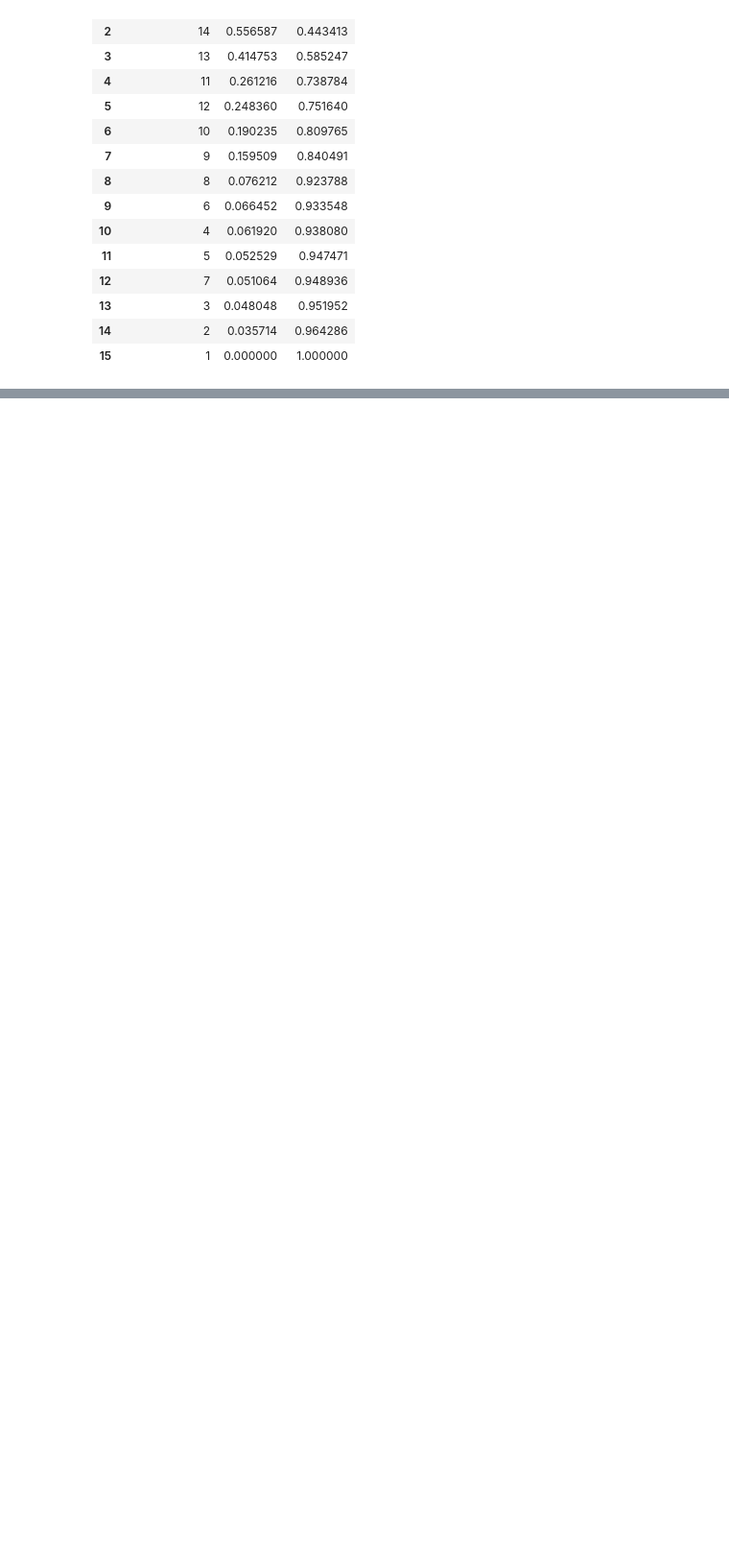
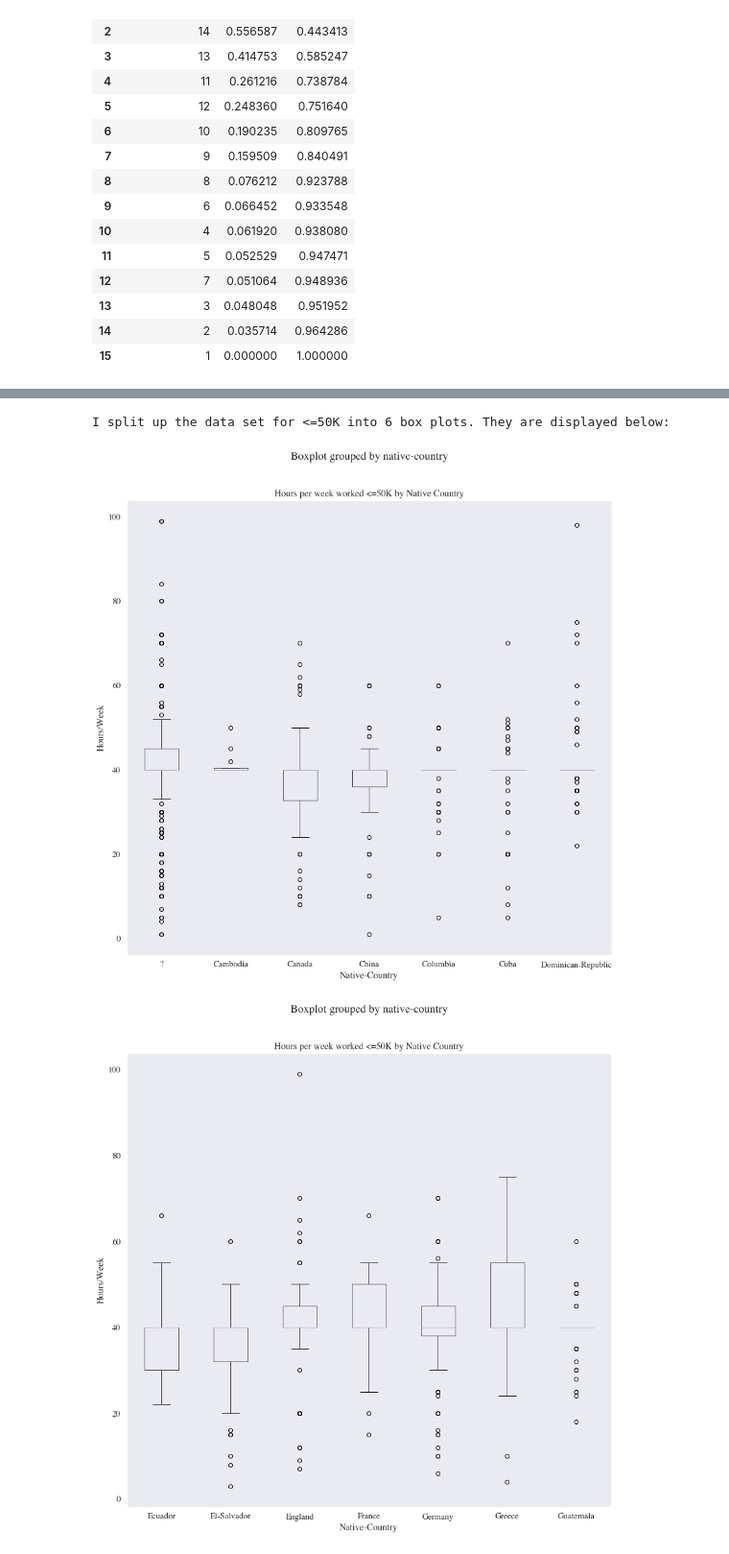
Before and after one commit to samdish7/COSC311, a Jupyter notebook: Labs/Lab4/Lab4.ipynb, the cells around one changed output, grey strips where cells are left out. Shown at 96% size. Drawn from its saved outputs; the diff is of its cells as text; code cells hidden in the pictures; blank space fills up the shorter version.

```diff
--- a/Labs/Lab4/Lab4.ipynb
+++ b/Labs/Lab4/Lab4.ipynb
@@ -160,0 +213,54 @@ Data for the graph given below.
+# %%
+# B) vi)
+#split into two dataFrames
+NC_poor = adults[['native-country', 'hours-per-week', 'income']][adults['income'] == '<=50K'].sort_values('native-country')
+NC_poor_count = NC_poor.groupby('native-country').count()
+
+NC_rich = adults[['native-country', 'hours-per-week', 'income']][adults['income'] == '>50K'].sort_values('native-country')
+NC_rich_count = NC_rich.groupby('native-country').count()
+
+#print(f'{len(NC_poor)} {len(NC_rich)}') #gets size of each df
+
+#split those dataFrames into smaller sets; NC_poor has length 42, so split into 6 plots. NC_rich has 40, so split into 5 plots
+#NC_poor first
+index = 0
+print("I split up the data set for <=50K into 6 box plots. They are displayed below:\n\n\n")
+for j in range(0,(int(len(NC_poor_count)/7))):
+    #NC_poor_count[j:42:6]#little bit of mpi logic here ;)
+    total = 0
+    df = NC_poor_count[(j*7):((j*7)+7)]
+    #get size of slice
+    for i in range(0,len(df)):
+        total += df['income'].iloc[i]
+    boxplot_poor_C = NC_poor[index:(index+total)-1].boxplot(column = ['hours-per-week'], by = ['native-country'],
+                                                            layout = (1,1), figsize = (13,13), grid = False)
+    boxplot_poor_C.set(title = "Hours per week worked <=50K by Native Country")
+    boxplot_poor_C.set(xlabel = "Native-Country")
+    boxplot_poor_C.set(ylabel = "Hours/Week")
+    pp.show()
+    #increment the starting index
+    index += total
+
+#now to do the NC_rich
+index = 0
+print("\n\n\nI split up the data set for >50K into 5 box plots. They are displayed below:\n\n\n")
+for j in range(0,(int(len(NC_rich_count)/8))):
+    total = 0
+    df = NC_rich_count[(j*8):((j*8)+8)]
+    #get size of slice
+    for i in range(0,len(df)):
+        total += df['income'].iloc[i]
+
+    boxplot_rich_C = NC_rich[index:(index+total)-1].boxplot(column = ['hours-per-week'], by = ['native-country'],
+                                                            layout = (1,1), figsize = (13,13), grid = False)
+    boxplot_rich_C.set(title = "Hours per week worked >50K by Native Country")
+    boxplot_rich_C.set(xlabel = "Native-Country")
+    boxplot_rich_C.set(ylabel = "Hours/Week")
+    pp.show()
+
+    #increment the starting index
+    index += total
+# %% [output]
+I split up the data set for <=50K into 6 box plots. They are displayed below:
+[figure, added]
+[figure, added]
```
Also changed, not shown: parts of 7 cells of this notebook, 2 other files.
